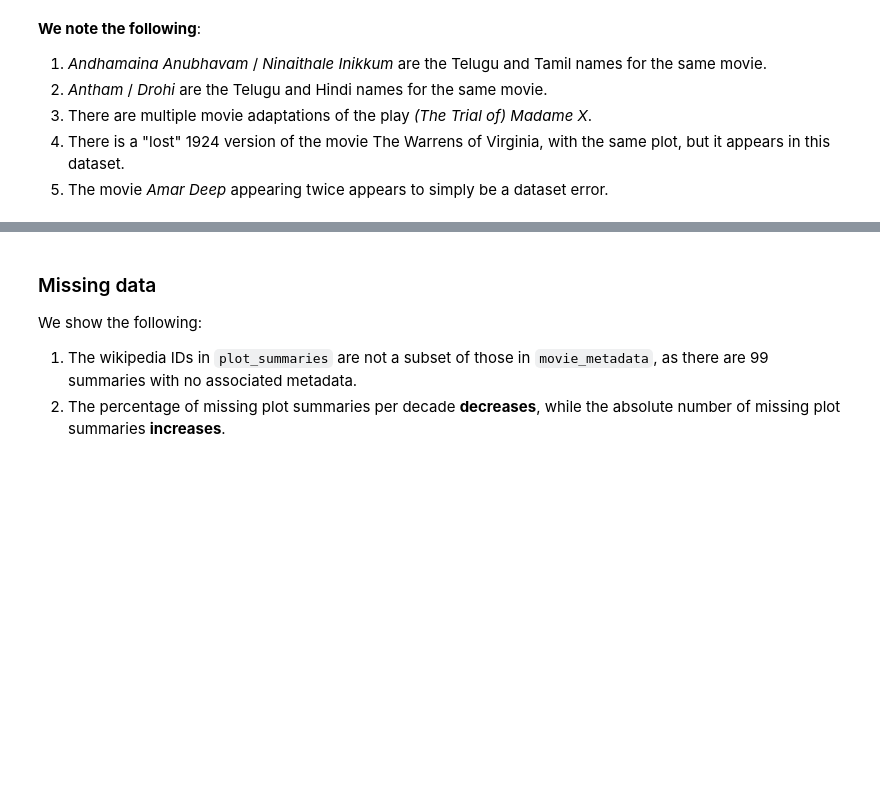
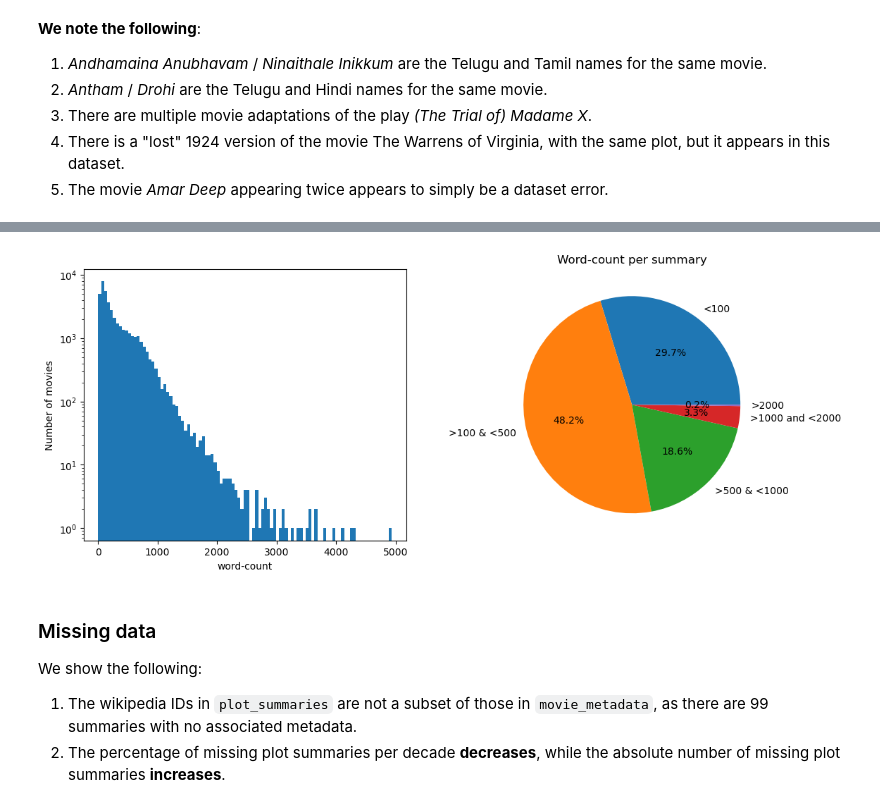
Before and after one commit to epfl-ada/ada-2023-project-adacalypse, a Jupyter notebook: code/P2_notebook.ipynb, the cells around one changed output, grey strips where cells are left out. Drawn from its saved outputs; the diff is of its cells as text; code cells hidden in the pictures; blank space fills up the shorter version.

```diff
--- a/code/P2_notebook.ipynb
+++ b/code/P2_notebook.ipynb
@@ -202,3 +206,28 @@ movie_metadata[movie_metadata['movie_wikipedia_id'].isin(duplicated_plots['movie
+# %%
+def length_plot(plot):
+    punc = '''!()-[]{};:'"\,<>./?@#$%^&*_~'''
+
+    for char in punc:
+        if np.isin(char, plot):
+            plot.replace(char, '')
+
+    split = plot.split()
+    return len(split)
+
+plot_summaries['word_count'] = plot_summaries['plot'].apply(length_plot)
+
+fig, (ax1, ax2) = plt.subplots(1, 2, figsize = (13, 5))
+ax2.pie([plot_summaries[plot_summaries['word_count'] <= 100].shape[0], plot_summaries[(plot_summaries['word_count'] > 100)&(plot_summaries['word_count'] <= 500)].shape[0], plot_summaries[(plot_summaries['word_count'] > 500)&(plot_summaries['word_count'] <= 1000)].shape[0],
+          plot_summaries[(plot_summaries['word_count'] > 1000)&(plot_summaries['word_count'] <= 2000)].shape[0], plot_summaries[plot_summaries['word_count'] > 2000].shape[0]],
+          labels = ['<100', '>100 & <500', '>500 & <1000', '>1000 and <2000', '>2000'], autopct='%1.1f%%')
+ax1.hist(plot_summaries['word_count'], bins= round(plot_summaries['word_count'].max()/50))
+ax1.set_yscale('log')
+ax1.set_ylabel('Number of movies')
+ax1.set_xlabel('word-count')
+plt.title('Word-count per summary')
+plt.show()
+# %% [output]
+[figure, added]
 # %% [markdown]
 ### Missing data <a class="anchor" id="second_a"></a>
 
```
Also changed, not shown: parts of 4 cells of this notebook.
